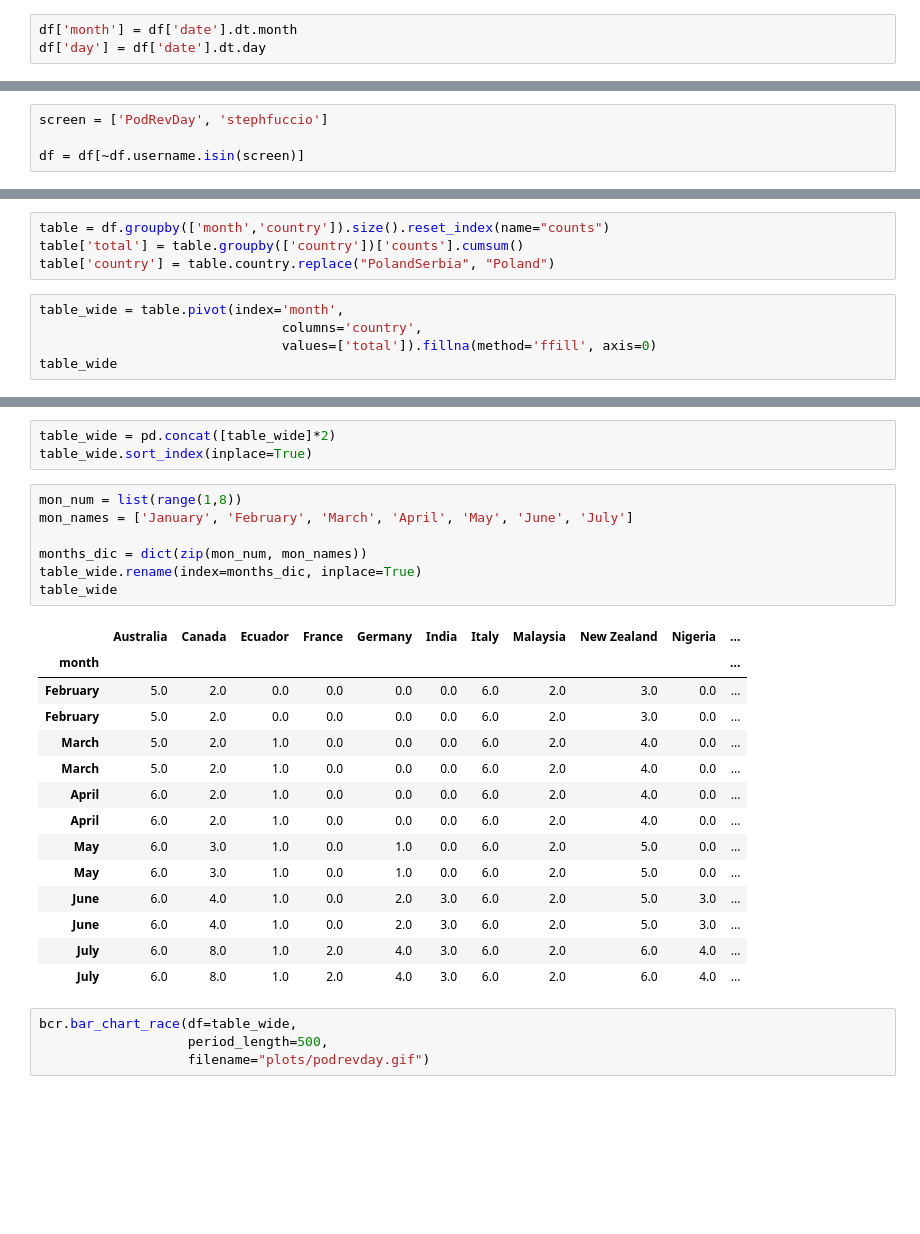
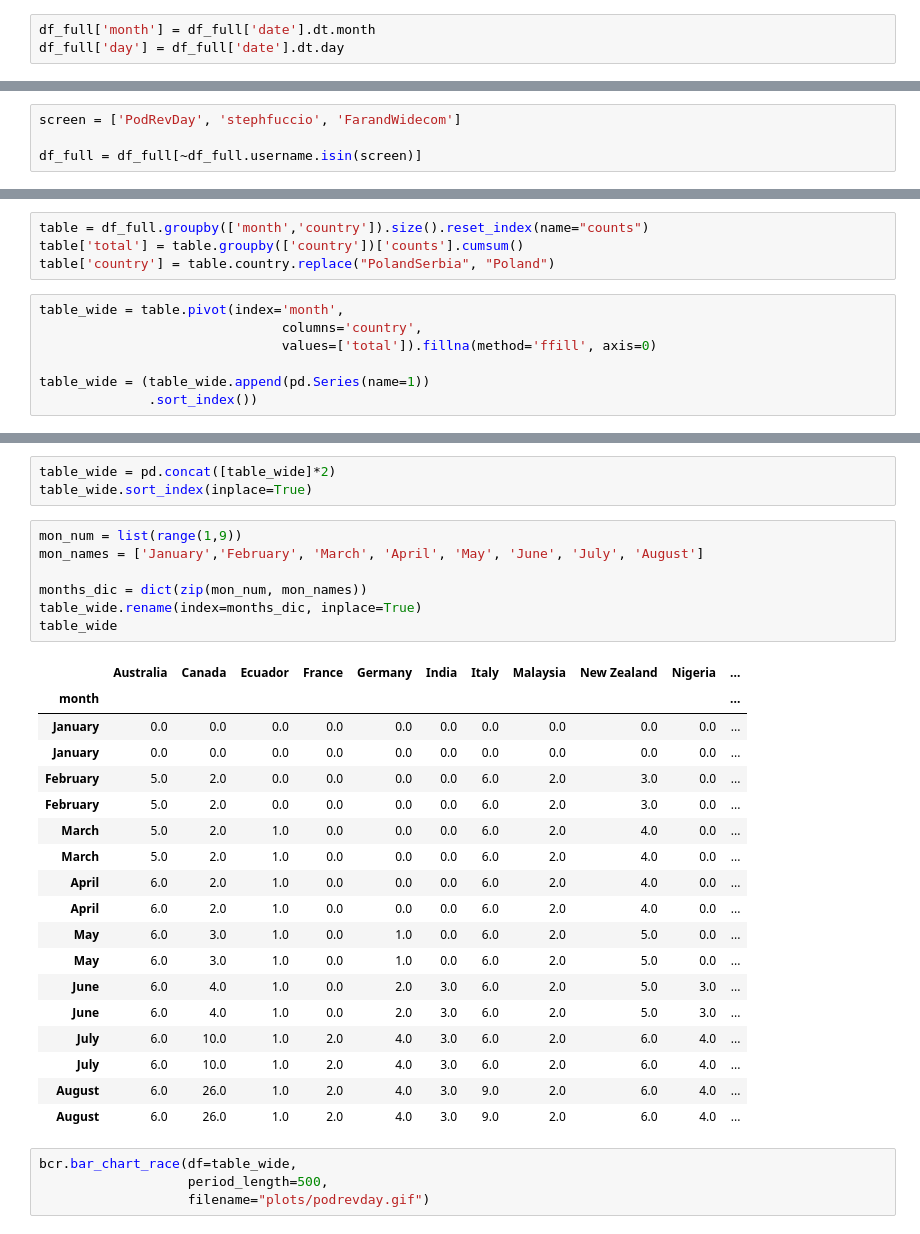
Before and after one commit to educatorsRlearners/podrevday, a Jupyter notebook: analysis.ipynb, the cells around one changed output, grey strips where cells are left out. Drawn from its saved outputs; the diff is of its cells as text; blank space fills up the shorter version.

```diff
--- a/analysis.ipynb
+++ b/analysis.ipynb
@@ -9,4 +9,4 @@ user_df = pd.read_csv('data/user_data.csv')
 # %%
-df['month'] = df['date'].dt.month
-df['day'] = df['date'].dt.day
+df_full['month'] = df_full['date'].dt.month
+df_full['day'] = df_full['date'].dt.day
 # %%
@@ -30,6 +30,6 @@ LizWilcox79     19
 Name: username, dtype: int64
 # %%
-screen = ['PodRevDay', 'stephfuccio']
+screen = ['PodRevDay', 'stephfuccio', 'FarandWidecom']
 
-df = df[~df.username.isin(screen)]
+df_full = df_full[~df_full.username.isin(screen)]
 # %%
@@ -115,9 +120,11 @@ ax4.figure.savefig('plots/favorites_per_month.png')
 # %%
-table = df.groupby(['month','country']).size().reset_index(name="counts")
+table = df_full.groupby(['month','country']).size().reset_index(name="counts")
 table['total'] = table.groupby(['country'])['counts'].cumsum()
 table['country'] = table.country.replace("PolandSerbia", "Poland")
 # %%
 table_wide = table.pivot(index='month',
                                columns='country',
                                values=['total']).fillna(method='ffill', axis=0)
-table_wide
+
+table_wide = (table_wide.append(pd.Series(name=1))
+              .sort_index())
@@ -152,15 +151,17 @@ table_wide.columns = country_names
 table_wide = pd.concat([table_wide]*2)
 table_wide.sort_index(inplace=True)
 # %%
-mon_num = list(range(1,8))
-mon_names = ['January', 'February', 'March', 'April', 'May', 'June', 'July']
+mon_num = list(range(1,9))
+mon_names = ['January','February', 'March', 'April', 'May', 'June', 'July', 'August']
 
 months_dic = dict(zip(mon_num, mon_names))
 table_wide.rename(index=months_dic, inplace=True)
 table_wide
 # %% [output]
 |  | Australia | Canada | Ecuador | France | Germany | India | Italy | Malaysia | New Zealand | Nigeria | ... |
 | month |  |  |  |  |  |  |  |  |  |  | ... |
+| January | 0.0 | 0.0 | 0.0 | 0.0 | 0.0 | 0.0 | 0.0 | 0.0 | 0.0 | 0.0 | ... |
+| January | 0.0 | 0.0 | 0.0 | 0.0 | 0.0 | 0.0 | 0.0 | 0.0 | 0.0 | 0.0 | ... |
 | February | 5.0 | 2.0 | 0.0 | 0.0 | 0.0 | 0.0 | 6.0 | 2.0 | 3.0 | 0.0 | ... |
 | February | 5.0 | 2.0 | 0.0 | 0.0 | 0.0 | 0.0 | 6.0 | 2.0 | 3.0 | 0.0 | ... |
 | March | 5.0 | 2.0 | 1.0 | 0.0 | 0.0 | 0.0 | 6.0 | 2.0 | 4.0 | 0.0 | ... |
@@ -171,8 +172,10 @@ table_wide
 | May | 6.0 | 3.0 | 1.0 | 0.0 | 1.0 | 0.0 | 6.0 | 2.0 | 5.0 | 0.0 | ... |
 | June | 6.0 | 4.0 | 1.0 | 0.0 | 2.0 | 3.0 | 6.0 | 2.0 | 5.0 | 3.0 | ... |
 | June | 6.0 | 4.0 | 1.0 | 0.0 | 2.0 | 3.0 | 6.0 | 2.0 | 5.0 | 3.0 | ... |
-| July | 6.0 | 8.0 | 1.0 | 2.0 | 4.0 | 3.0 | 6.0 | 2.0 | 6.0 | 4.0 | ... |
-| July | 6.0 | 8.0 | 1.0 | 2.0 | 4.0 | 3.0 | 6.0 | 2.0 | 6.0 | 4.0 | ... |
+| July | 6.0 | 10.0 | 1.0 | 2.0 | 4.0 | 3.0 | 6.0 | 2.0 | 6.0 | 4.0 | ... |
+| July | 6.0 | 10.0 | 1.0 | 2.0 | 4.0 | 3.0 | 6.0 | 2.0 | 6.0 | 4.0 | ... |
+| August | 6.0 | 26.0 | 1.0 | 2.0 | 4.0 | 3.0 | 9.0 | 2.0 | 6.0 | 4.0 | ... |
+| August | 6.0 | 26.0 | 1.0 | 2.0 | 4.0 | 3.0 | 9.0 | 2.0 | 6.0 | 4.0 | ... |
 # %%
 bcr.bar_chart_race(df=table_wide,
                    period_length=500,
```
Also changed, not shown: parts of 11 cells of this notebook, 13 other files.
